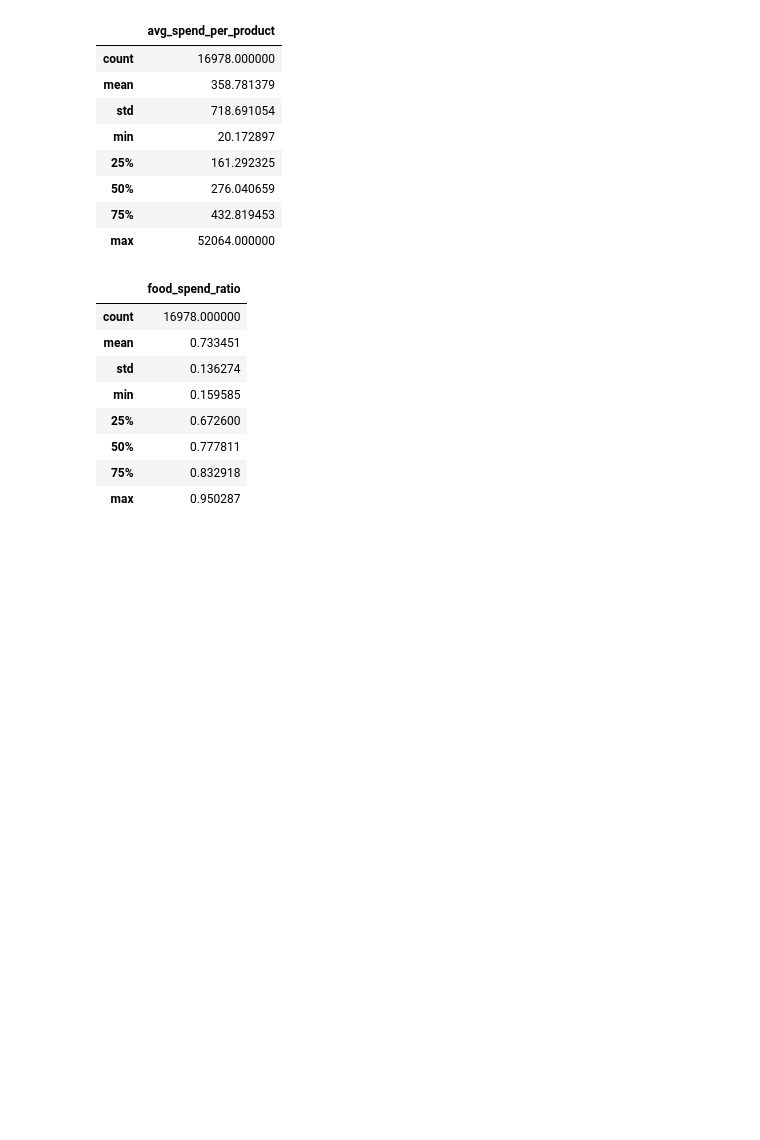
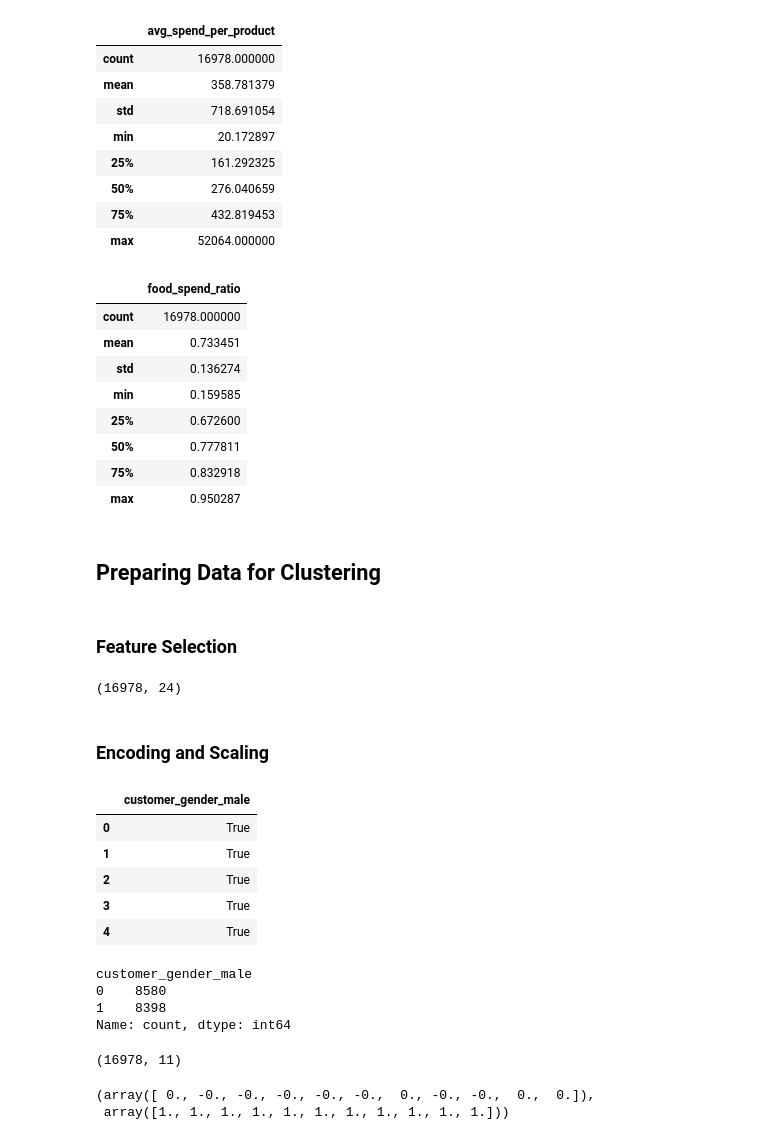
Before and after one commit to Tiana-Coker/customer-segmentation, a Jupyter notebook: notebooks/DMI_2526_Group_39_Notebook.ipynb, the cells around one changed output. Drawn from its saved outputs; the diff is of its cells as text; code cells hidden in the pictures; blank space fills up the shorter version.

Commit message:
Encode gender and scale features for clustering

```diff
--- a/notebooks/DMI_2526_Group_39_Notebook.ipynb
+++ b/notebooks/DMI_2526_Group_39_Notebook.ipynb
@@ -250,3 +250,68 @@ df[["food_spend_ratio"]].describe()
 | 50% | 0.777811 |
 | 75% | 0.832918 |
 | max | 0.950287 |
+# %% [markdown]
+## Preparing Data for Clustering
+# %% [markdown]
+### Feature Selection
+# %%
+df = df.drop(columns=["latitude", "longitude"])
+
+df.shape
+# %% [output]
+(16978, 24)
+# %% [markdown]
+### Encoding and Scaling
+# %%
+df = pd.get_dummies(df, columns=["customer_gender"], drop_first=True)
+
+df.filter(like="customer_gender").head()
+# %% [output]
+|  | customer_gender_male |
+| 0 | True |
+| 1 | True |
+| 2 | True |
+| 3 | True |
+| 4 | True |
+# %%
+#convert boolean to integer
+df["customer_gender_male"] = df["customer_gender_male"].astype(int)
+
+df["customer_gender_male"].value_counts()
+# %% [output]
+customer_gender_male
+0    8580
+1    8398
+Name: count, dtype: int64
+# %%
+from sklearn.preprocessing import StandardScaler
+
+features = [
+  "age",
+  "tenure",
+  "total_lifetime_spend",
+  "avg_spend_per_product",
+  "food_spend_ratio",
+  "lifetime_total_distinct_products",
+  "distinct_stores_visited",
+  "number_complaints",
+  "percentage_of_products_bought_promotion",
+  "typical_hour",
+  "customer_gender_male"
+]
+
+X = df[features]
+
+scaler = StandardScaler()
+X_scaled = scaler.fit_transform(X)
+
+X_scaled.shape
+# %% [output]
+(16978, 11)
+# %%
+#Check
+
+np.round(X_scaled.mean(axis=0), 3), np.round(X_scaled.std(axis=0), 3)
+# %% [output]
+(array([ 0., -0., -0., -0., -0., -0.,  0., -0., -0.,  0.,  0.]),
+ array([1., 1., 1., 1., 1., 1., 1., 1., 1., 1., 1.]))
```
